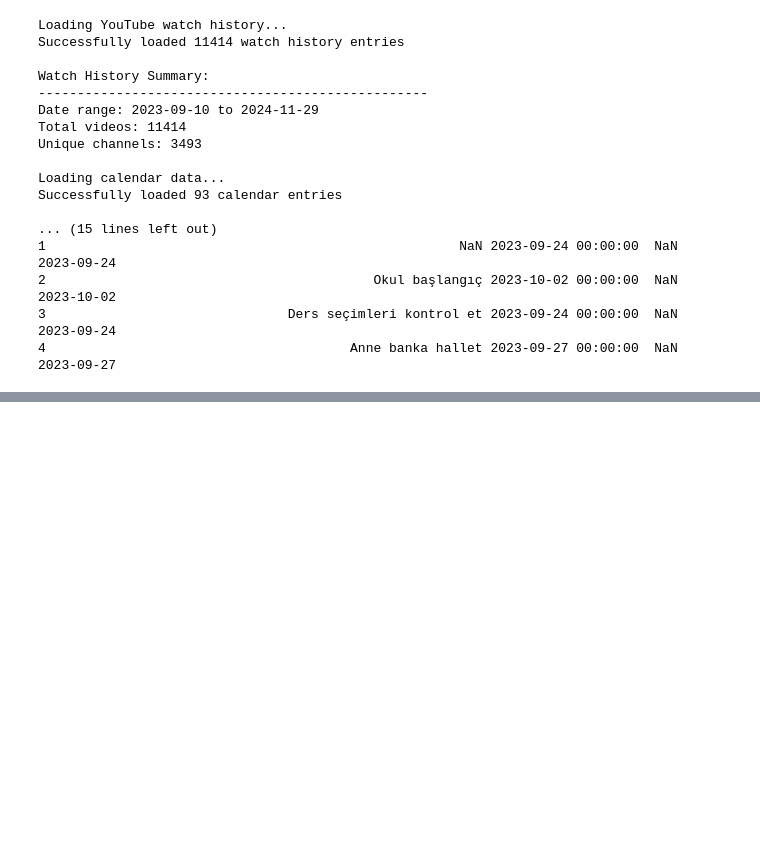
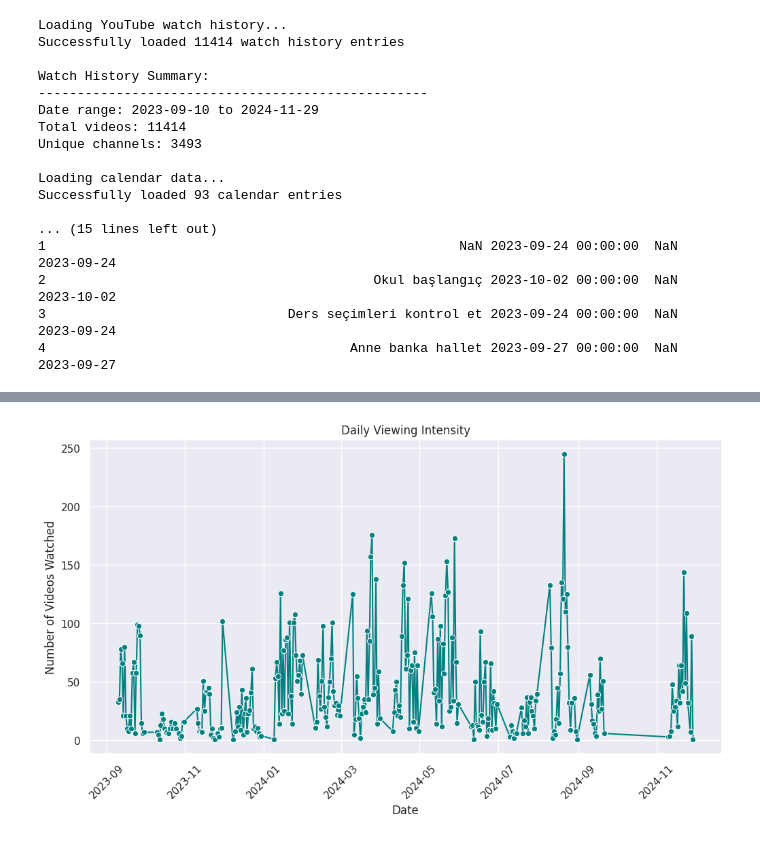
Before and after one commit to Polatvtnsvr/DSA210_PROJ, a Jupyter notebook: DSA210PROJ.ipynb, the cells around one changed output, grey strips where cells are left out. Saved outputs shown, nothing was run; the diff lists cells and outputs as text; code cells hidden in the pictures; blank space fills up the shorter version.

```diff
--- a/DSA210PROJ.ipynb
+++ b/DSA210PROJ.ipynb
@@ -381,0 +275,14 @@ Channel Diversity:
+# %%
+# Aggregate watch data by day
+watch_df['day'] = pd.to_datetime(watch_df['timestamp']).dt.date
+daily_watch_counts = watch_df.groupby('day').size().reset_index(name='count')
+
+plt.figure(figsize=(12, 6))
+sns.lineplot(x='day', y='count', data=daily_watch_counts, marker='o', color='teal')
+plt.title("Daily Viewing Intensity")
+plt.xlabel("Date")
+plt.ylabel("Number of Videos Watched")
+plt.xticks(rotation=45)
+plt.show()
+# %% [output]
+[figure, added]
```
Also changed, not shown: parts of 43 cells of this notebook.
